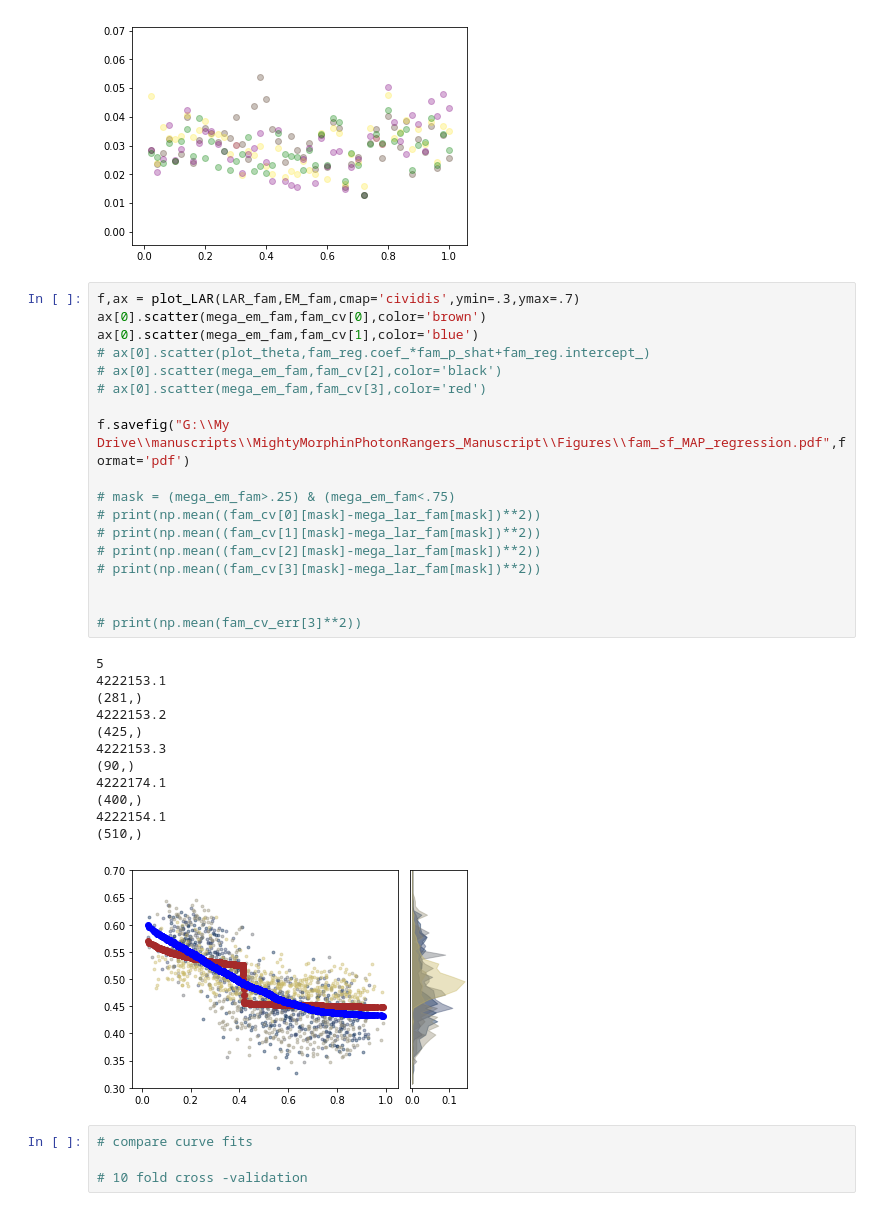
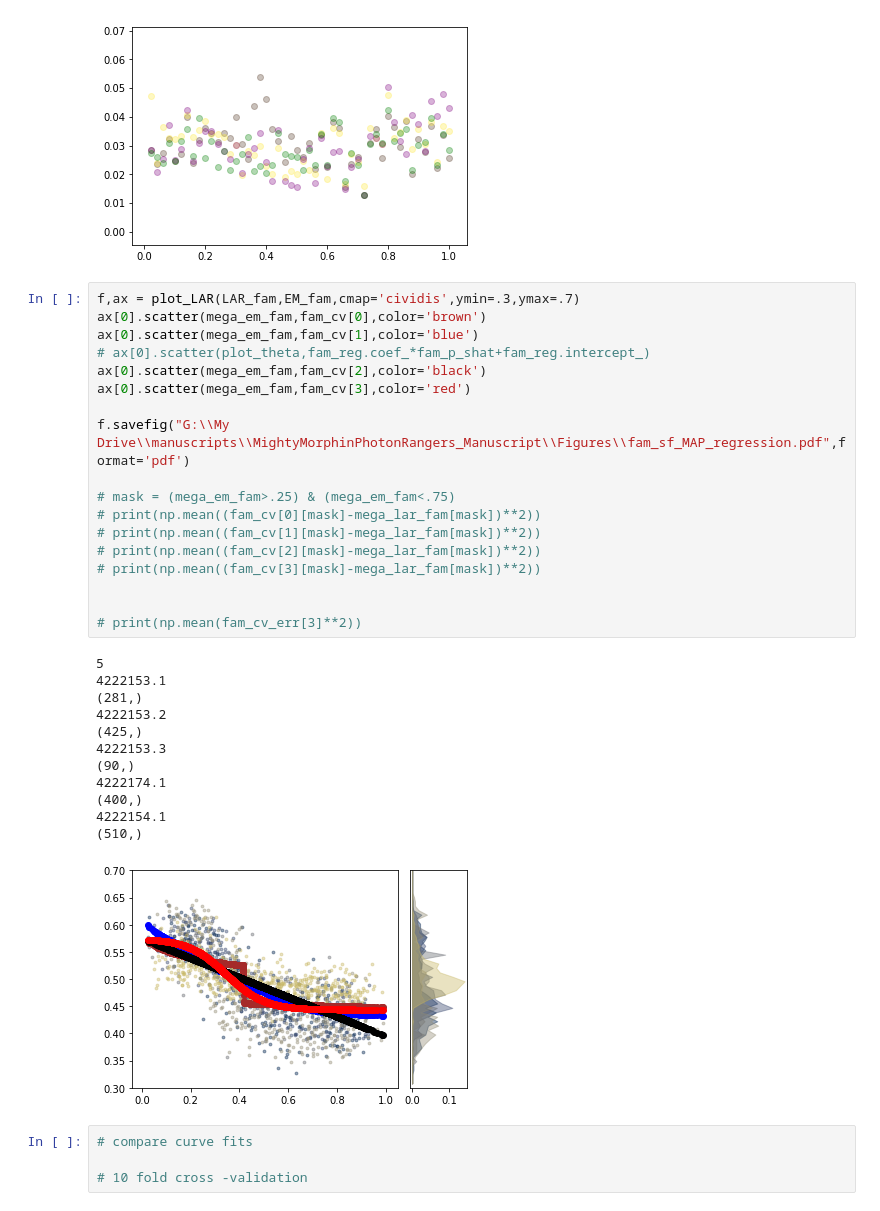
Before and after one commit to GiocomoLab/MightyMorphingPhotonRangers, a Jupyter notebook: SimMats/LogAngleRatioPlots.ipynb, the cells around one changed output. Drawn from its saved outputs; the diff is of its cells as text.

```diff
--- a/SimMats/LogAngleRatioPlots.ipynb
+++ b/SimMats/LogAngleRatioPlots.ipynb
@@ -888,34 +918,34 @@ print(np.mean(fam_reg_dense,axis=1))
 # %%
 f,ax = plot_LAR(LAR_fam,EM_fam,cmap='cividis',ymin=.3,ymax=.7)
 ax[0].scatter(mega_em_fam,fam_cv[0],color='brown')
 ax[0].scatter(mega_em_fam,fam_cv[1],color='blue')
 # ax[0].scatter(plot_theta,fam_reg.coef_*fam_p_shat+fam_reg.intercept_)
-# ax[0].scatter(mega_em_fam,fam_cv[2],color='black')
-# ax[0].scatter(mega_em_fam,fam_cv[3],color='red')
+ax[0].scatter(mega_em_fam,fam_cv[2],color='black')
+ax[0].scatter(mega_em_fam,fam_cv[3],color='red')
 
 f.savefig("G:\\My Drive\\manuscripts\\MightyMorphinPhotonRangers_Manuscript\\Figures\\fam_sf_MAP_regression.pdf",format='pdf')
 
 # mask = (mega_em_fam>.25) & (mega_em_fam<.75)
 # print(np.mean((fam_cv[0][mask]-mega_lar_fam[mask])**2))
 # print(np.mean((fam_cv[1][mask]-mega_lar_fam[mask])**2))
 # print(np.mean((fam_cv[2][mask]-mega_lar_fam[mask])**2))
 # print(np.mean((fam_cv[3][mask]-mega_lar_fam[mask])**2))
 
 
 # print(np.mean(fam_cv_err[3]**2))
 # %% [output]
 5
 4222153.1
 (281,)
 4222153.2
 (425,)
 4222153.3
 (90,)
 4222174.1
 (400,)
 4222154.1
 (510,)
-[figure, old version]
+[figure, new version]
 # %%
 # compare curve fits
 
```
Also changed, not shown: parts of 4 cells of this notebook.
